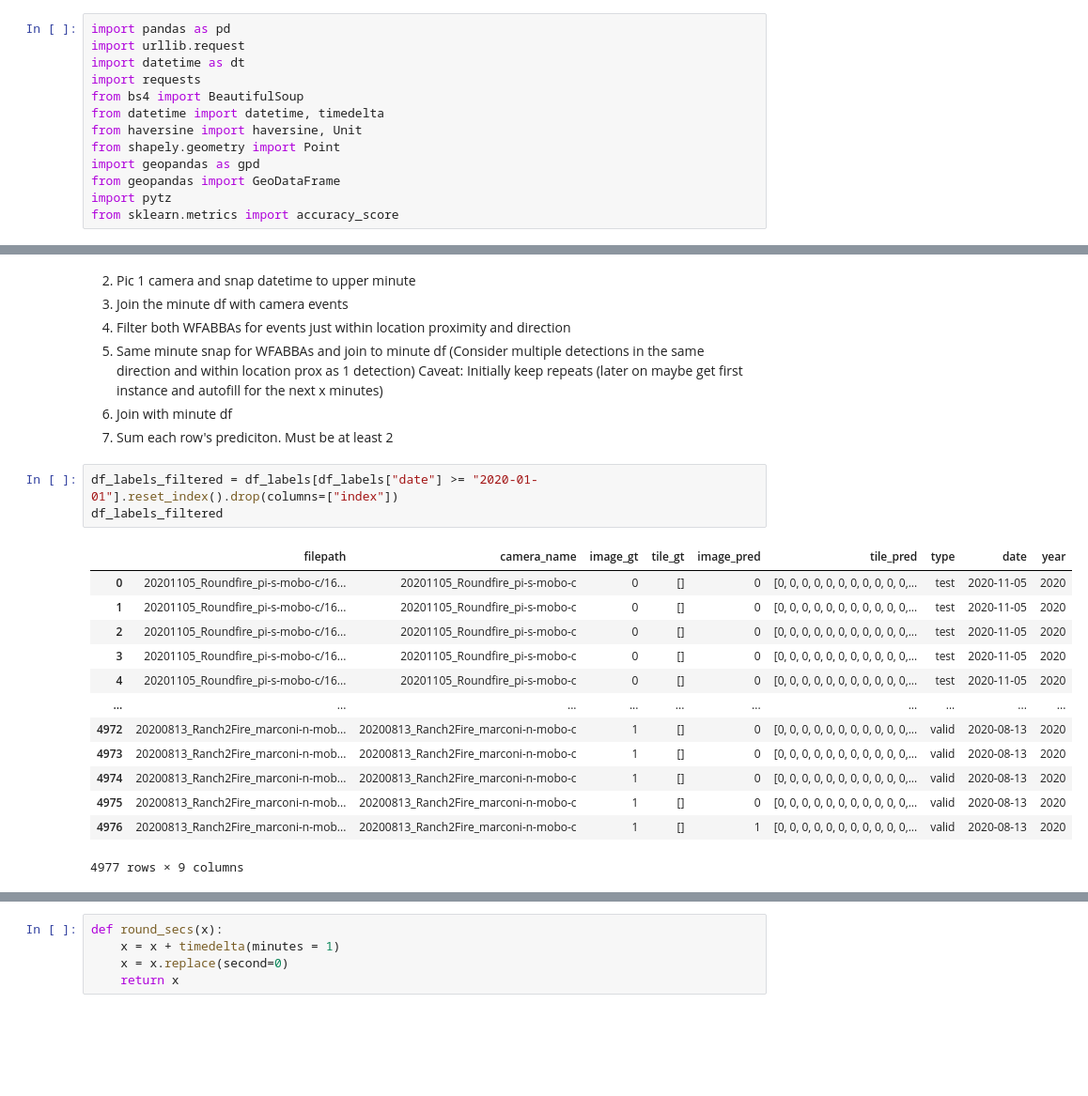
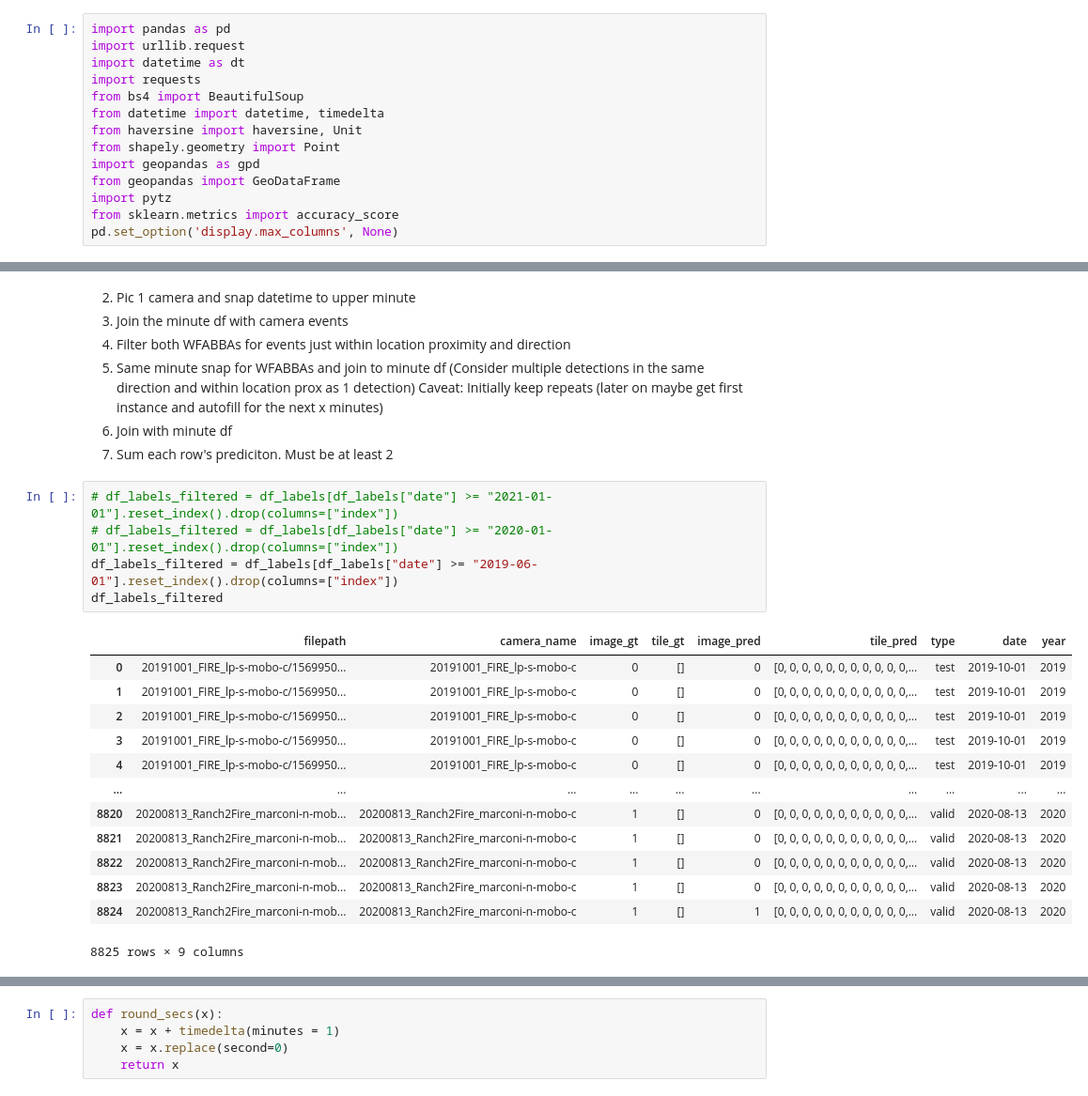
Before and after one commit to shaneluna/smokeynet-engineering, a Jupyter notebook: notebooks/wfabba/WFABBA_FIgLib_Join.ipynb, the cells around one changed output, grey strips where cells are left out. Shown: that part at 94% size. Drawn from its saved outputs; the diff is of its cells as text; blank space fills up the shorter version.

```diff
--- a/notebooks/wfabba/WFABBA_FIgLib_Join.ipynb
+++ b/notebooks/wfabba/WFABBA_FIgLib_Join.ipynb
@@ -11,6 +11,7 @@ import geopandas as gpd
 from geopandas import GeoDataFrame
 import pytz
 from sklearn.metrics import accuracy_score
+pd.set_option('display.max_columns', None)
 # %% [markdown]
 ## 1) Extract FIgLib Data
 # %%
@@ -637,22 +736,24 @@ We have every minute of 2020, picked out 1 camera
 6) Join with minute df
 7) Sum each row's prediciton. Must be at least 2
 # %%
-df_labels_filtered = df_labels[df_labels["date"] >= "2020-01-01"].reset_index().drop(columns=["index"])
+# df_labels_filtered = df_labels[df_labels["date"] >= "2021-01-01"].reset_index().drop(columns=["index"])
+# df_labels_filtered = df_labels[df_labels["date"] >= "2020-01-01"].reset_index().drop(columns=["index"])
+df_labels_filtered = df_labels[df_labels["date"] >= "2019-06-01"].reset_index().drop(columns=["index"])
 df_labels_filtered
 # %% [output]
 |  | filepath | camera_name | image_gt | tile_gt | image_pred | tile_pred | type | date | year |
-| 0 | 20201105_Roundfire_pi-s-mobo-c/16... | 20201105_Roundfire_pi-s-mobo-c | 0 | [] | 0 | [0, 0, 0, 0, 0, 0, 0, 0, 0, 0, 0,... | test | 2020-11-05 | 2020 |
-| 1 | 20201105_Roundfire_pi-s-mobo-c/16... | 20201105_Roundfire_pi-s-mobo-c | 0 | [] | 0 | [0, 0, 0, 0, 0, 0, 0, 0, 0, 0, 0,... | test | 2020-11-05 | 2020 |
-| 2 | 20201105_Roundfire_pi-s-mobo-c/16... | 20201105_Roundfire_pi-s-mobo-c | 0 | [] | 0 | [0, 0, 0, 0, 0, 0, 0, 0, 0, 0, 0,... | test | 2020-11-05 | 2020 |
-| 3 | 20201105_Roundfire_pi-s-mobo-c/16... | 20201105_Roundfire_pi-s-mobo-c | 0 | [] | 0 | [0, 0, 0, 0, 0, 0, 0, 0, 0, 0, 0,... | test | 2020-11-05 | 2020 |
-| 4 | 20201105_Roundfire_pi-s-mobo-c/16... | 20201105_Roundfire_pi-s-mobo-c | 0 | [] | 0 | [0, 0, 0, 0, 0, 0, 0, 0, 0, 0, 0,... | test | 2020-11-05 | 2020 |
+| 0 | 20191001_FIRE_lp-s-mobo-c/1569950... | 20191001_FIRE_lp-s-mobo-c | 0 | [] | 0 | [0, 0, 0, 0, 0, 0, 0, 0, 0, 0, 0,... | test | 2019-10-01 | 2019 |
+| 1 | 20191001_FIRE_lp-s-mobo-c/1569950... | 20191001_FIRE_lp-s-mobo-c | 0 | [] | 0 | [0, 0, 0, 0, 0, 0, 0, 0, 0, 0, 0,... | test | 2019-10-01 | 2019 |
+| 2 | 20191001_FIRE_lp-s-mobo-c/1569950... | 20191001_FIRE_lp-s-mobo-c | 0 | [] | 0 | [0, 0, 0, 0, 0, 0, 0, 0, 0, 0, 0,... | test | 2019-10-01 | 2019 |
+| 3 | 20191001_FIRE_lp-s-mobo-c/1569950... | 20191001_FIRE_lp-s-mobo-c | 0 | [] | 0 | [0, 0, 0, 0, 0, 0, 0, 0, 0, 0, 0,... | test | 2019-10-01 | 2019 |
+| 4 | 20191001_FIRE_lp-s-mobo-c/1569950... | 20191001_FIRE_lp-s-mobo-c | 0 | [] | 0 | [0, 0, 0, 0, 0, 0, 0, 0, 0, 0, 0,... | test | 2019-10-01 | 2019 |
 | ... | ... | ... | ... | ... | ... | ... | ... | ... | ... |
-| 4972 | 20200813_Ranch2Fire_marconi-n-mob... | 20200813_Ranch2Fire_marconi-n-mobo-c | 1 | [] | 0 | [0, 0, 0, 0, 0, 0, 0, 0, 0, 0, 0,... | valid | 2020-08-13 | 2020 |
-| 4973 | 20200813_Ranch2Fire_marconi-n-mob... | 20200813_Ranch2Fire_marconi-n-mobo-c | 1 | [] | 0 | [0, 0, 0, 0, 0, 0, 0, 0, 0, 0, 0,... | valid | 2020-08-13 | 2020 |
-| 4974 | 20200813_Ranch2Fire_marconi-n-mob... | 20200813_Ranch2Fire_marconi-n-mobo-c | 1 | [] | 0 | [0, 0, 0, 0, 0, 0, 0, 0, 0, 0, 0,... | valid | 2020-08-13 | 2020 |
-| 4975 | 20200813_Ranch2Fire_marconi-n-mob... | 20200813_Ranch2Fire_marconi-n-mobo-c | 1 | [] | 0 | [0, 0, 0, 0, 0, 0, 0, 0, 0, 0, 0,... | valid | 2020-08-13 | 2020 |
-| 4976 | 20200813_Ranch2Fire_marconi-n-mob... | 20200813_Ranch2Fire_marconi-n-mobo-c | 1 | [] | 1 | [0, 0, 0, 0, 0, 0, 0, 0, 0, 0, 0,... | valid | 2020-08-13 | 2020 |
+| 8820 | 20200813_Ranch2Fire_marconi-n-mob... | 20200813_Ranch2Fire_marconi-n-mobo-c | 1 | [] | 0 | [0, 0, 0, 0, 0, 0, 0, 0, 0, 0, 0,... | valid | 2020-08-13 | 2020 |
+| 8821 | 20200813_Ranch2Fire_marconi-n-mob... | 20200813_Ranch2Fire_marconi-n-mobo-c | 1 | [] | 0 | [0, 0, 0, 0, 0, 0, 0, 0, 0, 0, 0,... | valid | 2020-08-13 | 2020 |
+| 8822 | 20200813_Ranch2Fire_marconi-n-mob... | 20200813_Ranch2Fire_marconi-n-mobo-c | 1 | [] | 0 | [0, 0, 0, 0, 0, 0, 0, 0, 0, 0, 0,... | valid | 2020-08-13 | 2020 |
+| 8823 | 20200813_Ranch2Fire_marconi-n-mob... | 20200813_Ranch2Fire_marconi-n-mobo-c | 1 | [] | 0 | [0, 0, 0, 0, 0, 0, 0, 0, 0, 0, 0,... | valid | 2020-08-13 | 2020 |
+| 8824 | 20200813_Ranch2Fire_marconi-n-mob... | 20200813_Ranch2Fire_marconi-n-mobo-c | 1 | [] | 1 | [0, 0, 0, 0, 0, 0, 0, 0, 0, 0, 0,... | valid | 2020-08-13 | 2020 |
-4977 rows × 9 columns
+8825 rows × 9 columns
 # %%
 df_labels_filtered["time"] = df_labels_filtered["filepath"].str.split("/").str[1]
 df_labels_filtered["time"] = df_labels_filtered["time"].str.split("_").str[0]
```
Also changed, not shown: parts of 32 cells of this notebook, 1 other file.
